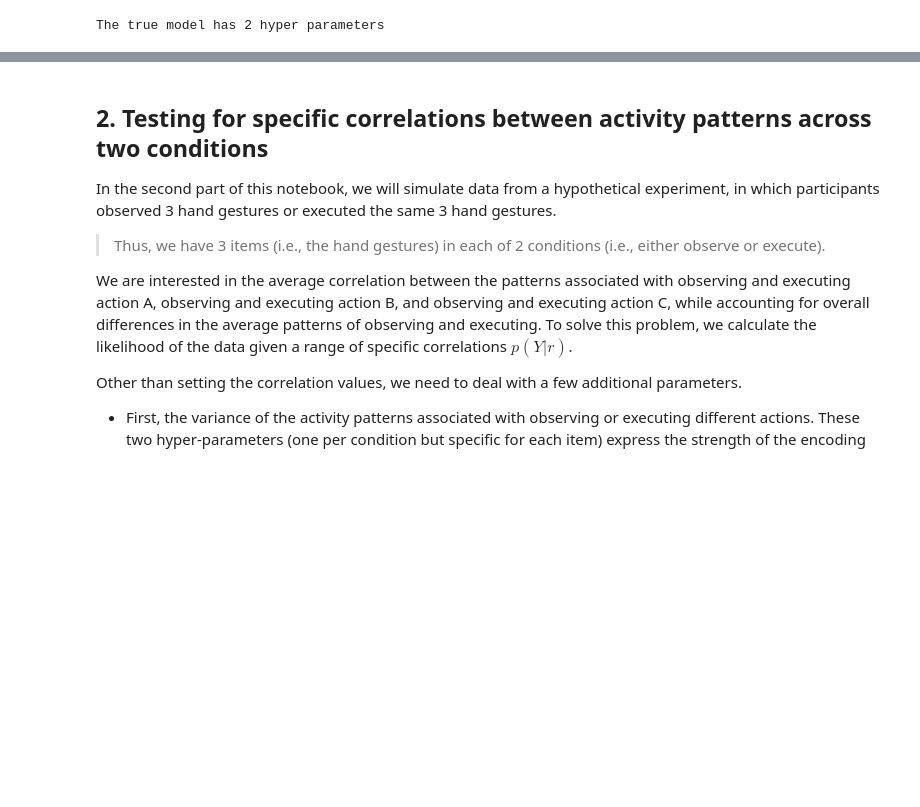
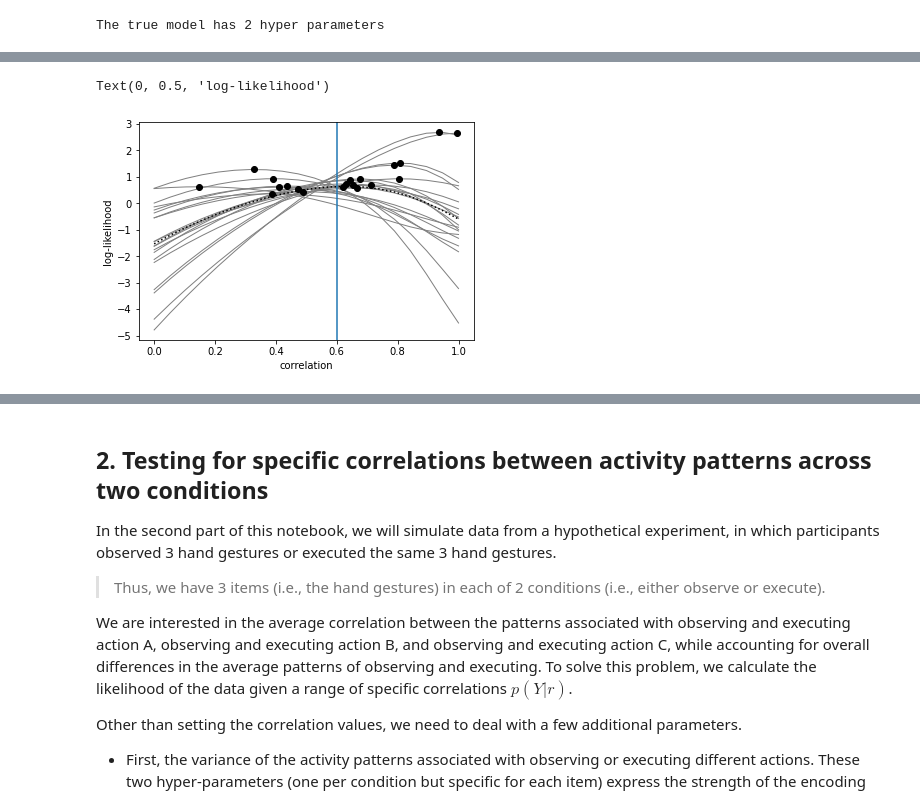
Before and after one commit to DiedrichsenLab/PcmPy, a Jupyter notebook: docs/demos/demo_correlation.ipynb, the cells around one changed output, grey strips where cells are left out. Saved outputs shown, nothing was run; the diff lists cells and outputs as text; code cells hidden in the pictures; blank space fills up the shorter version.

```diff
--- a/docs/demos/demo_correlation.ipynb
+++ b/docs/demos/demo_correlation.ipynb
@@ -243,0 +123,29 @@ T.head()
+# %%
+L = T.likelihood.to_numpy()
+
+# express log-likelihoods relative to mean
+L = L - L.mean(axis=1).reshape(-1,1)
+maxL = L[:,-1] # Last model is the flexible
+L = L[:,0:-1] # Remove it
+
+# Get the correlation for each of the models
+r = np.empty((nsteps,))
+for i in range(nsteps):
+    r[i]= M[i].corr
+
+# Get the maximum likelihood estimate of each parameter
+maxr = M[-1].get_correlation(theta[-1])
+
+# Now we make the plot:
+# Plot the individual log-liklihood curves and their peak in gray lines:
+plt.plot(r,L.T,color='gray', marker=None, linewidth=1)
+plt.plot(maxr,maxL,'k.',markersize=12)
+# Plot the mean of the maximum-liklihood estimates in a vertical line
+plt.axvline(maxr.mean())
+# Plot the mean of the likelihood curves as a dashed line
+plt.plot(r,L.mean(axis=0),'k:')
+plt.xlabel('correlation')
+plt.ylabel('log-likelihood')
+# %% [output]
+Text(0, 0.5, 'log-likelihood')
+[figure, added]
```
Also changed, not shown: parts of 37 cells of this notebook.
